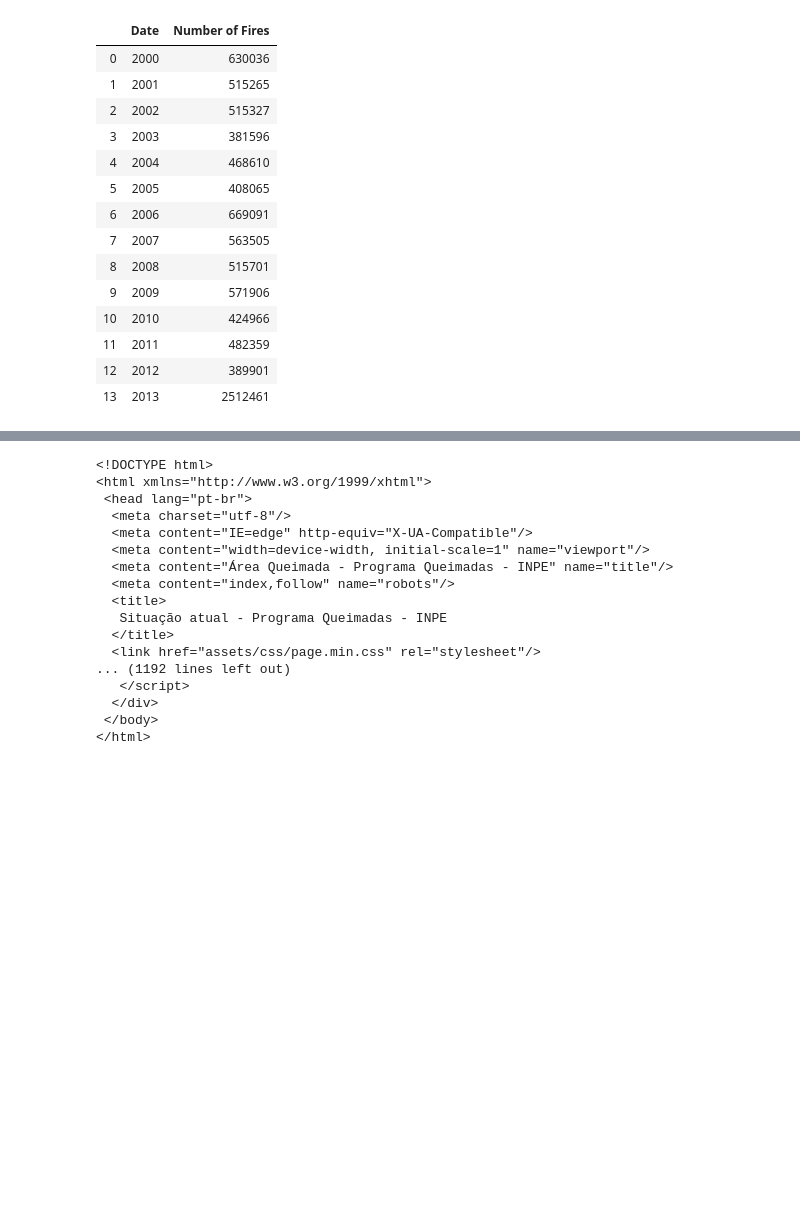
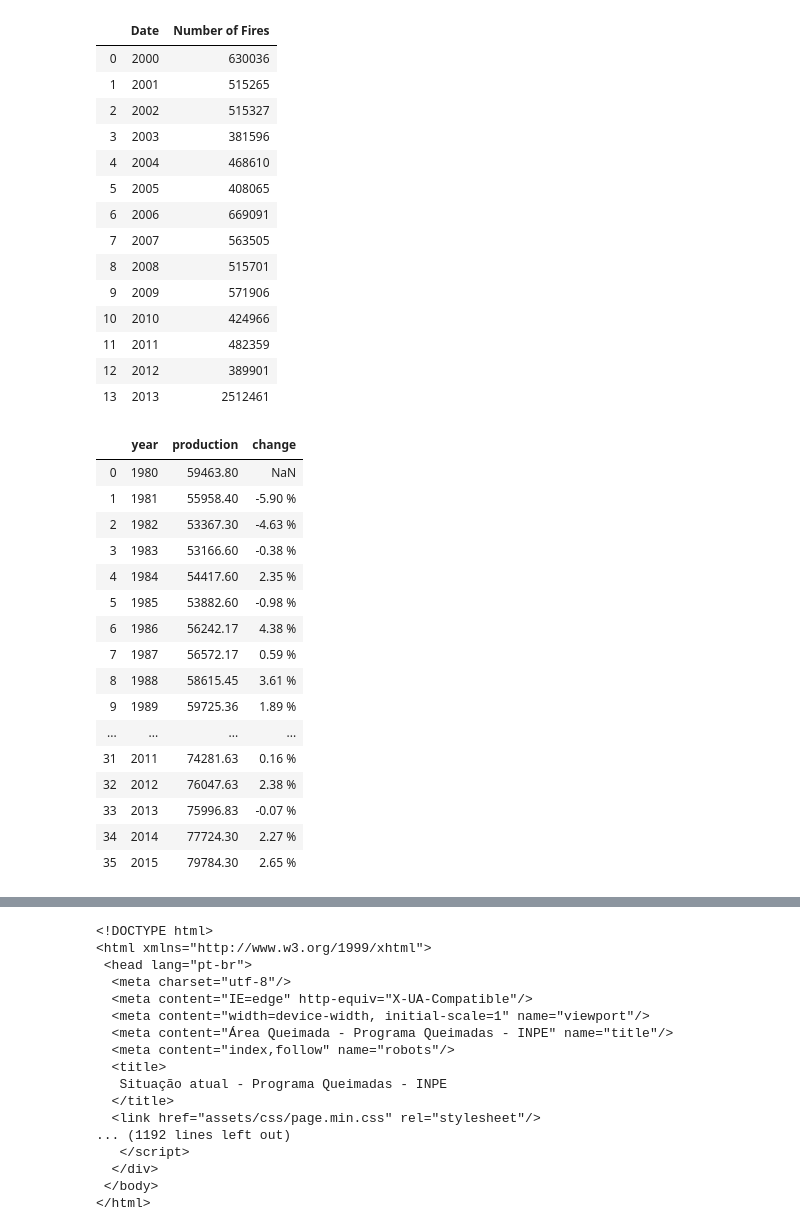
Before and after one commit to lourdesrm/ETL-project, a Jupyter notebook: Data_source/web-scraping.ipynb, the cells around one changed output, grey strips where cells are left out. Drawn from its saved outputs; the diff is of its cells as text; code cells hidden in the pictures; blank space fills up the shorter version.

```diff
--- a/Data_source/web-scraping.ipynb
+++ b/Data_source/web-scraping.ipynb
@@ -83,0 +84,22 @@ final_us_count.to_csv('fire_count_us.csv')
+# %%
+table_oil = pd.read_html('https://www.indexmundi.com/energy/?product=oil&graph=production')
+table_oil_gbl = table_oil[5]
+table_oil_gbl
+# %% [output]
+|  | year | production | change |
+| 0 | 1980 | 59463.80 | NaN |
+| 1 | 1981 | 55958.40 | -5.90 % |
+| 2 | 1982 | 53367.30 | -4.63 % |
+| 3 | 1983 | 53166.60 | -0.38 % |
+| 4 | 1984 | 54417.60 | 2.35 % |
+| 5 | 1985 | 53882.60 | -0.98 % |
+| 6 | 1986 | 56242.17 | 4.38 % |
+| 7 | 1987 | 56572.17 | 0.59 % |
+| 8 | 1988 | 58615.45 | 3.61 % |
+| 9 | 1989 | 59725.36 | 1.89 % |
+| ... | ... | ... | ... |
+| 31 | 2011 | 74281.63 | 0.16 % |
+| 32 | 2012 | 76047.63 | 2.38 % |
+| 33 | 2013 | 75996.83 | -0.07 % |
+| 34 | 2014 | 77724.30 | 2.27 % |
+| 35 | 2015 | 79784.30 | 2.65 % |
```
Also changed, not shown: parts of 6 cells of this notebook.
